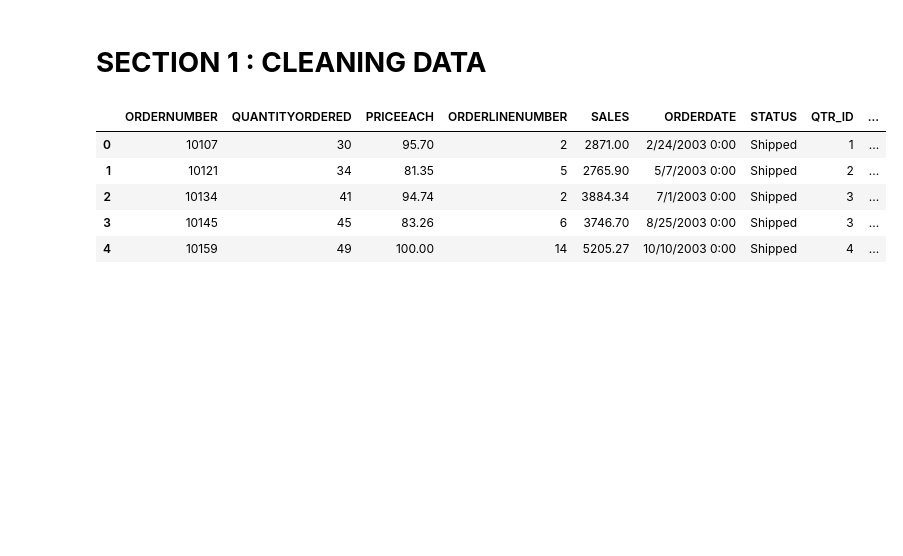
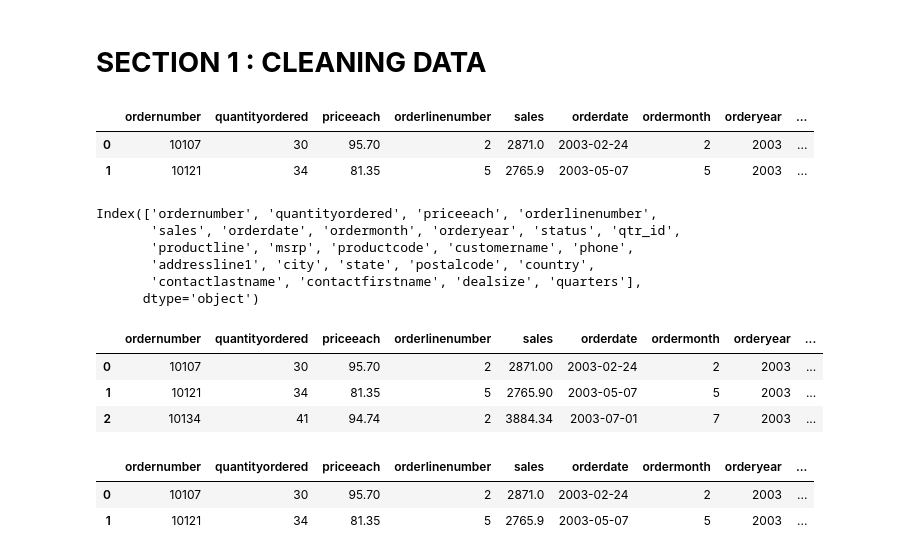
Before and after one commit to NUELBUNDI/PDS_PROJECT, a Jupyter notebook: PDS_PROJECT.ipynb, the cells around one changed output. Saved outputs shown, nothing was run; the diff lists cells and outputs as text; code cells hidden in the pictures; blank space fills up the shorter version.

```diff
--- a/PDS_PROJECT.ipynb
+++ b/PDS_PROJECT.ipynb
@@ -16,20 +16,56 @@ import missingno as mn
 # %%
 # Read csv File.
 
-df= pd.read_csv("https://raw.githubusercontent.com/NUELBUNDI/PDS_PROJECT/main/sales_data_sample.csv",encoding="Latin-1")
+df= pd.read_csv("https://raw.githubusercontent.com/NUELBUNDI/PDS_PROJECT/main/Salesdata.csv",encoding="Latin-1")
 # %% [markdown]
 # **SECTION 1 : CLEANING DATA**
 # %%
 # read first five rows
-
-df.head()
+df.head(2)
 # %% [output]
-|  | ORDERNUMBER | QUANTITYORDERED | PRICEEACH | ORDERLINENUMBER | SALES | ORDERDATE | STATUS | QTR_ID | ... |
-| 0 | 10107 | 30 | 95.70 | 2 | 2871.00 | 2/24/2003 0:00 | Shipped | 1 | ... |
-| 1 | 10121 | 34 | 81.35 | 5 | 2765.90 | 5/7/2003 0:00 | Shipped | 2 | ... |
-| 2 | 10134 | 41 | 94.74 | 2 | 3884.34 | 7/1/2003 0:00 | Shipped | 3 | ... |
-| 3 | 10145 | 45 | 83.26 | 6 | 3746.70 | 8/25/2003 0:00 | Shipped | 3 | ... |
-| 4 | 10159 | 49 | 100.00 | 14 | 5205.27 | 10/10/2003 0:00 | Shipped | 4 | ... |
+|  | ordernumber | quantityordered | priceeach | orderlinenumber | sales | orderdate | ordermonth | orderyear | ... |
+| 0 | 10107 | 30 | 95.70 | 2 | 2871.0 | 2003-02-24 | 2 | 2003 | ... |
+| 1 | 10121 | 34 | 81.35 | 5 | 2765.9 | 2003-05-07 | 5 | 2003 | ... |
 # %%
-# Convert the Columns to lower case. Ease with uniform case.
+# Convert the Columns to lower case and Remove spaces  Ease with uniform case.
 df.columns=df.columns.str.lower()
+df.columns=df.columns.str.replace(' ','')
+df.columns
+# %% [output]
+Index(['ordernumber', 'quantityordered', 'priceeach', 'orderlinenumber',
+       'sales', 'orderdate', 'ordermonth', 'orderyear', 'status', 'qtr_id',
+       'productline', 'msrp', 'productcode', 'customername', 'phone',
+       'addressline1', 'city', 'state', 'postalcode', 'country',
+       'contactlastname', 'contactfirstname', 'dealsize', 'quarters'],
+      dtype='object')
+# %%
+# Remove $ and ,
+
+# Create a function
+def convert(x):
+  if isinstance(x, str):
+    return(x.replace('$', '').replace(',', ''))
+  return(x)
+
+# Apply the function.
+
+df['priceeach']=df['priceeach'].apply(lambda x: convert(x)).astype(float)
+df['sales']=df['sales'].apply(lambda x: convert(x)).astype(float)
+df.head(3)
+# %% [output]
+|  | ordernumber | quantityordered | priceeach | orderlinenumber | sales | orderdate | ordermonth | orderyear | ... |
+| 0 | 10107 | 30 | 95.70 | 2 | 2871.00 | 2003-02-24 | 2 | 2003 | ... |
+| 1 | 10121 | 34 | 81.35 | 5 | 2765.90 | 2003-05-07 | 5 | 2003 | ... |
+| 2 | 10134 | 41 | 94.74 | 2 | 3884.34 | 2003-07-01 | 7 | 2003 | ... |
+# %%
+# convert order date to pd date time frame and  create a  new month and year colum
+
+df['orderdate']=pd.to_datetime(df['orderdate'])
+df['ordermonth']=df['orderdate'].dt.month
+df['orderyear']=df['orderdate'].dt.year
+
+df.head(2)
+# %% [output]
+|  | ordernumber | quantityordered | priceeach | orderlinenumber | sales | orderdate | ordermonth | orderyear | ... |
+| 0 | 10107 | 30 | 95.70 | 2 | 2871.0 | 2003-02-24 | 2 | 2003 | ... |
+| 1 | 10121 | 34 | 81.35 | 5 | 2765.9 | 2003-05-07 | 5 | 2003 | ... |
```
Also changed, not shown: parts of 9 cells of this notebook.
